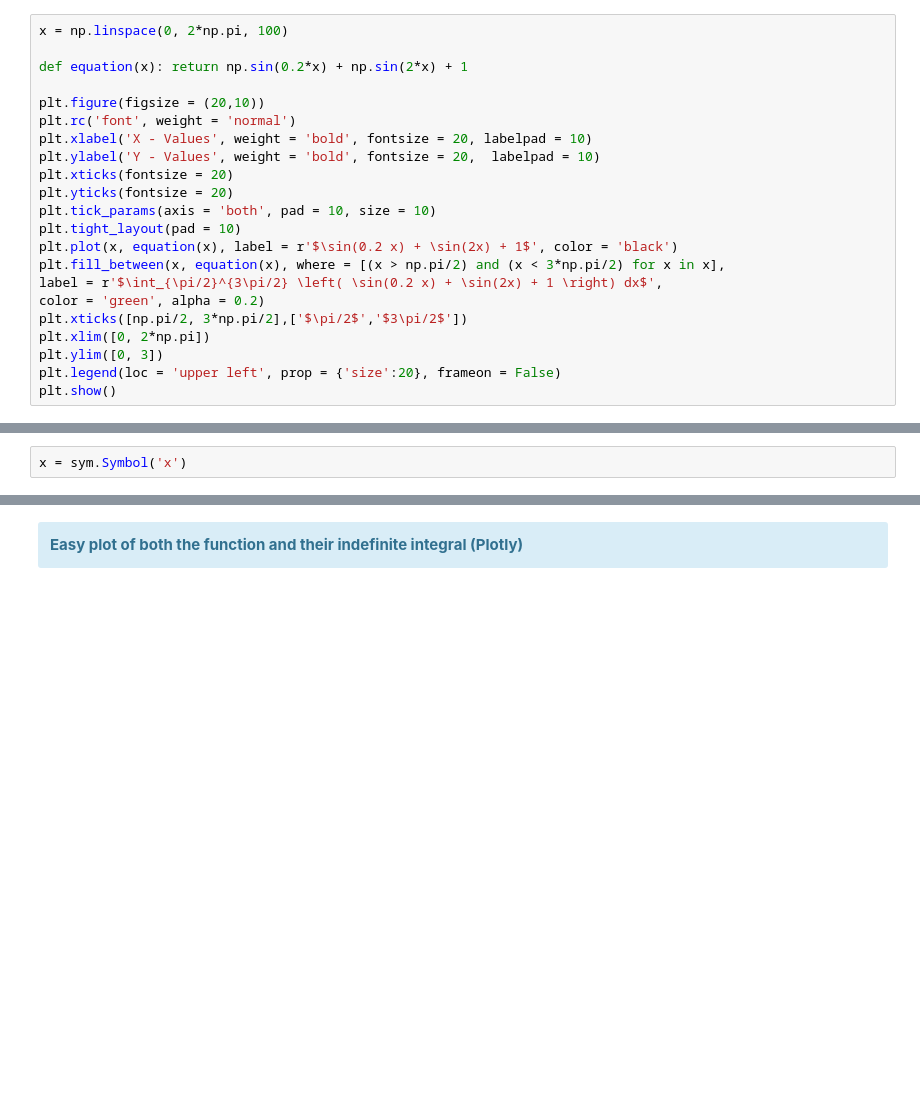
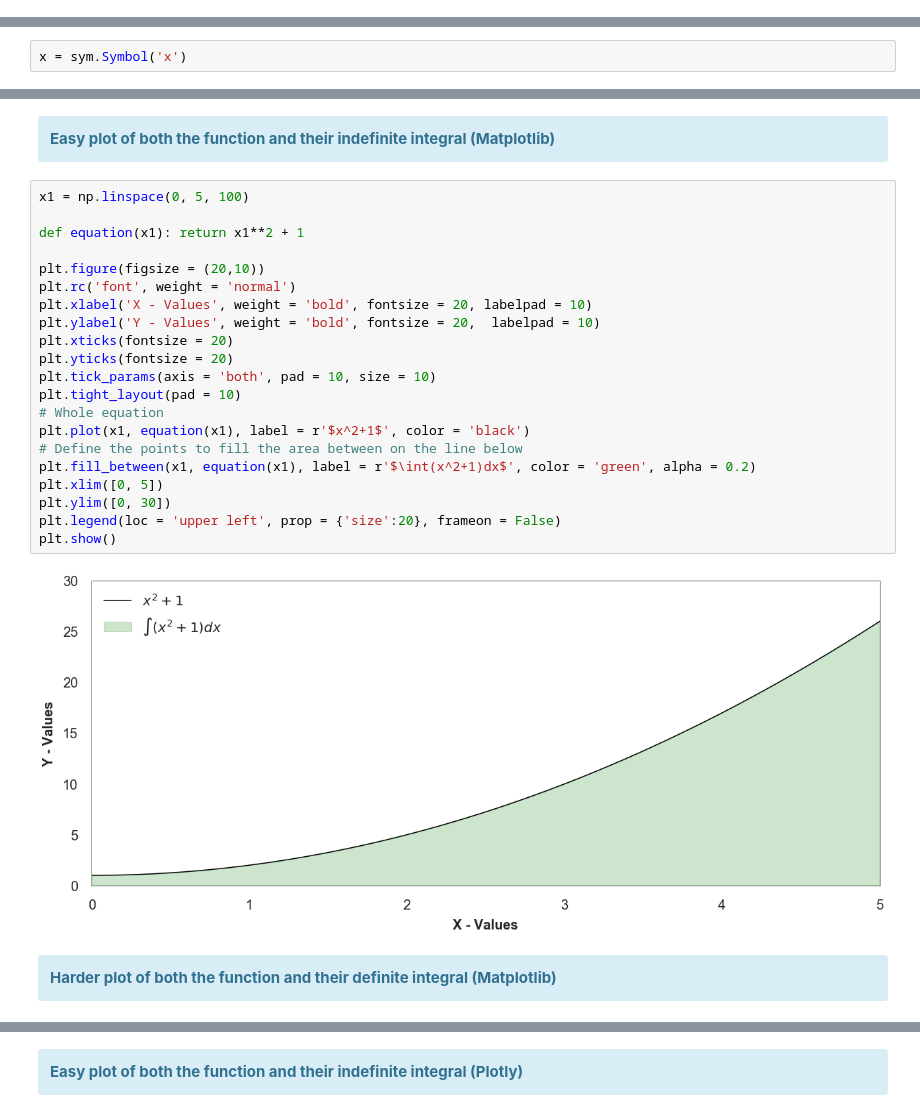
Before and after one commit to Empanator/Computational_Mathematics, a Jupyter notebook: Plotting integration.ipynb, the cells around one changed output, grey strips where cells are left out. Cells and saved outputs as stored; diff of their text form; blank space fills up the shorter version.

```diff
--- a/Plotting integration.ipynb
+++ b/Plotting integration.ipynb
@@ -64,22 +17,0 @@ plt.show()
-# %%
-x = np.linspace(0, 2*np.pi, 100)
-
-def equation(x): return np.sin(0.2*x) + np.sin(2*x) + 1
-
-plt.figure(figsize = (20,10))
-plt.rc('font', weight = 'normal')
-plt.xlabel('X - Values', weight = 'bold', fontsize = 20, labelpad = 10)
-plt.ylabel('Y - Values', weight = 'bold', fontsize = 20,  labelpad = 10)
-plt.xticks(fontsize = 20)
-plt.yticks(fontsize = 20)
-plt.tick_params(axis = 'both', pad = 10, size = 10)
-plt.tight_layout(pad = 10)
-plt.plot(x, equation(x), label = r'$\sin(0.2 x) + \sin(2x) + 1$', color = 'black')
-plt.fill_between(x, equation(x), where = [(x > np.pi/2) and (x < 3*np.pi/2) for x in x],
-label = r'$\int_{\pi/2}^{3\pi/2} \left( \sin(0.2 x) + \sin(2x) + 1 \right) dx$',
-color = 'green', alpha = 0.2)
-plt.xticks([np.pi/2, 3*np.pi/2],['$\pi/2$','$3\pi/2$'])
-plt.xlim([0, 2*np.pi])
-plt.ylim([0, 3])
-plt.legend(loc = 'upper left', prop = {'size':20}, frameon = False)
-plt.show()
@@ -93,0 +68,31 @@ x = sym.Symbol('x')
+# %% [markdown]
+<div class="alert alert-block alert-info">
+<b>Easy plot of both the function and their indefinite integral (Matplotlib)</b>
+</div>
+# %%
+x1 = np.linspace(0, 5, 100)
+
+def equation(x1): return x1**2 + 1
+
+plt.figure(figsize = (20,10))
+plt.rc('font', weight = 'normal')
+plt.xlabel('X - Values', weight = 'bold', fontsize = 20, labelpad = 10)
+plt.ylabel('Y - Values', weight = 'bold', fontsize = 20,  labelpad = 10)
+plt.xticks(fontsize = 20)
+plt.yticks(fontsize = 20)
+plt.tick_params(axis = 'both', pad = 10, size = 10)
+plt.tight_layout(pad = 10)
+# Whole equation
+plt.plot(x1, equation(x1), label = r'$x^2+1$', color = 'black')
+# Define the points to fill the area between on the line below
+plt.fill_between(x1, equation(x1), label = r'$\int(x^2+1)dx$', color = 'green', alpha = 0.2)
+plt.xlim([0, 5])
+plt.ylim([0, 30])
+plt.legend(loc = 'upper left', prop = {'size':20}, frameon = False)
+plt.show()
+# %% [output]
+[figure, added]
+# %% [markdown]
+<div class="alert alert-block alert-info">
+<b>Harder plot of both the function and their definite integral (Matplotlib)</b>
+</div>
```
Also changed, not shown: parts of 13 cells of this notebook, 14 other files.
